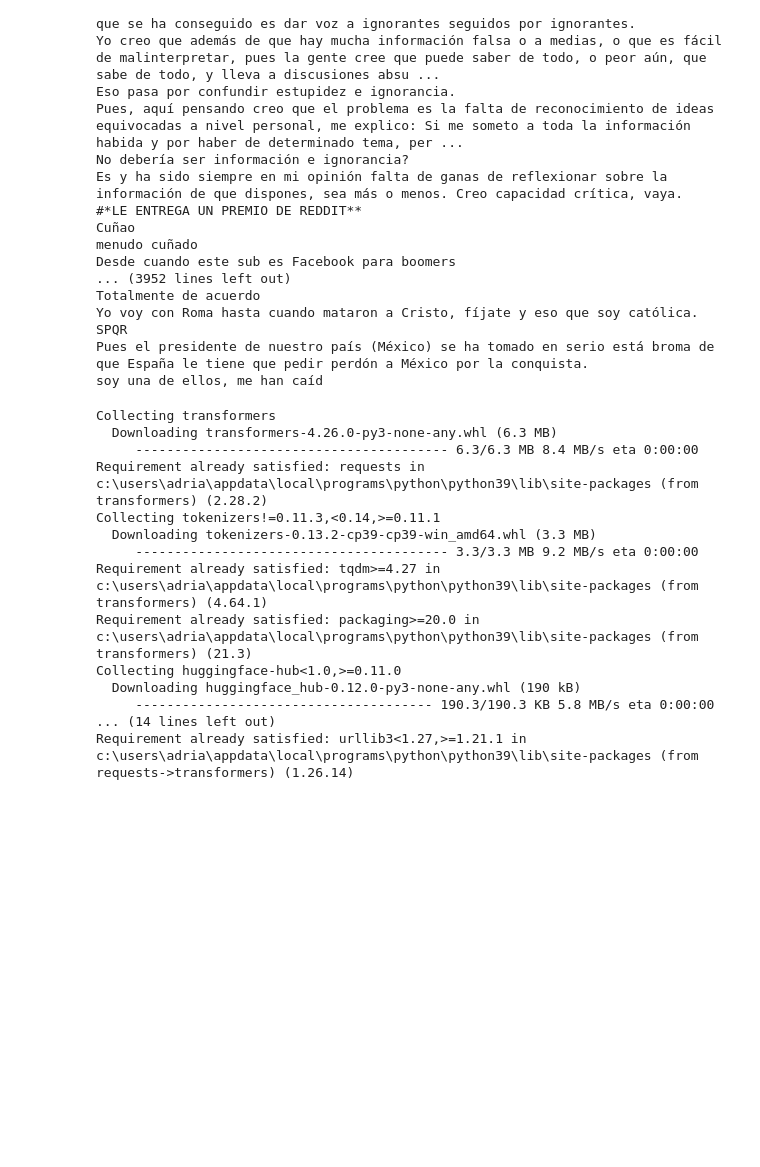
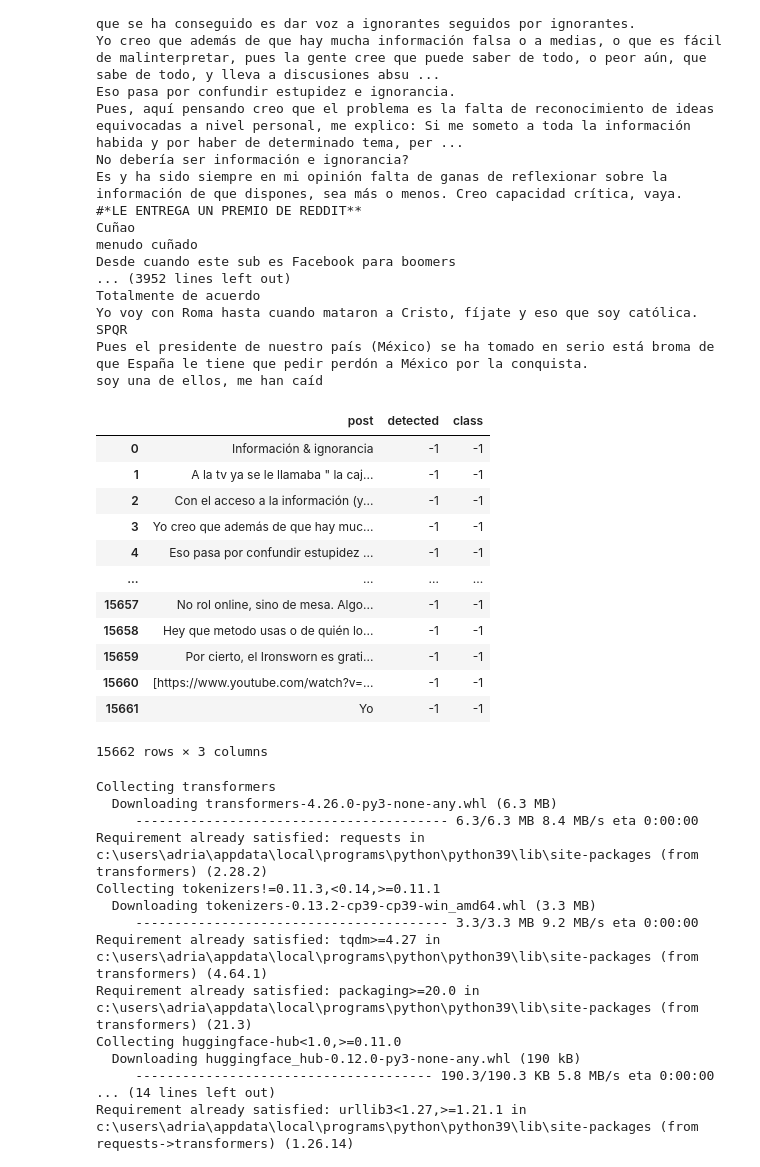
Before and after one commit to SirAdriG99/Proyecto_SaturdaysAI, a Jupyter notebook: redditDownloadManager.ipynb, the cells around one changed output. Cells and saved outputs as stored; diff of their text form; code cells hidden in the pictures; blank space fills up the shorter version.

Commit message:
Obtenido modelo para primera clasificación reddit

```diff
--- a/redditDownloadManager.ipynb
+++ b/redditDownloadManager.ipynb
@@ -106,6 +106,23 @@ Pues el presidente de nuestro país (México) se ha tomado en serio está broma
 soy una de ellos, me han caíd
 # %%
 df.to_csv(path_or_buf='./resources/reddit_not_classified.csv')
+# %%
+df = pd.read_csv('./resources/reddit_not_classified.csv', index_col=0)
+df
+# %% [output]
+|  | post | detected | class |
+| 0 | Información & ignorancia | -1 | -1 |
+| 1 | A la tv ya se le llamaba " la caj... | -1 | -1 |
+| 2 | Con el acceso a la información (y... | -1 | -1 |
+| 3 | Yo creo que además de que hay muc... | -1 | -1 |
+| 4 | Eso pasa por confundir estupidez ... | -1 | -1 |
+| ... | ... | ... | ... |
+| 15657 | No rol online, sino de mesa. Algo... | -1 | -1 |
+| 15658 | Hey que metodo usas o de quién lo... | -1 | -1 |
+| 15659 | Por cierto, el Ironsworn es grati... | -1 | -1 |
+| 15660 | [https://www.youtube.com/watch?v=... | -1 | -1 |
+| 15661 | Yo | -1 | -1 |
+15662 rows × 3 columns
 # %%
 !pip install transformers
 # %% [output]
```
Also changed, not shown: parts of 5 cells of this notebook.
